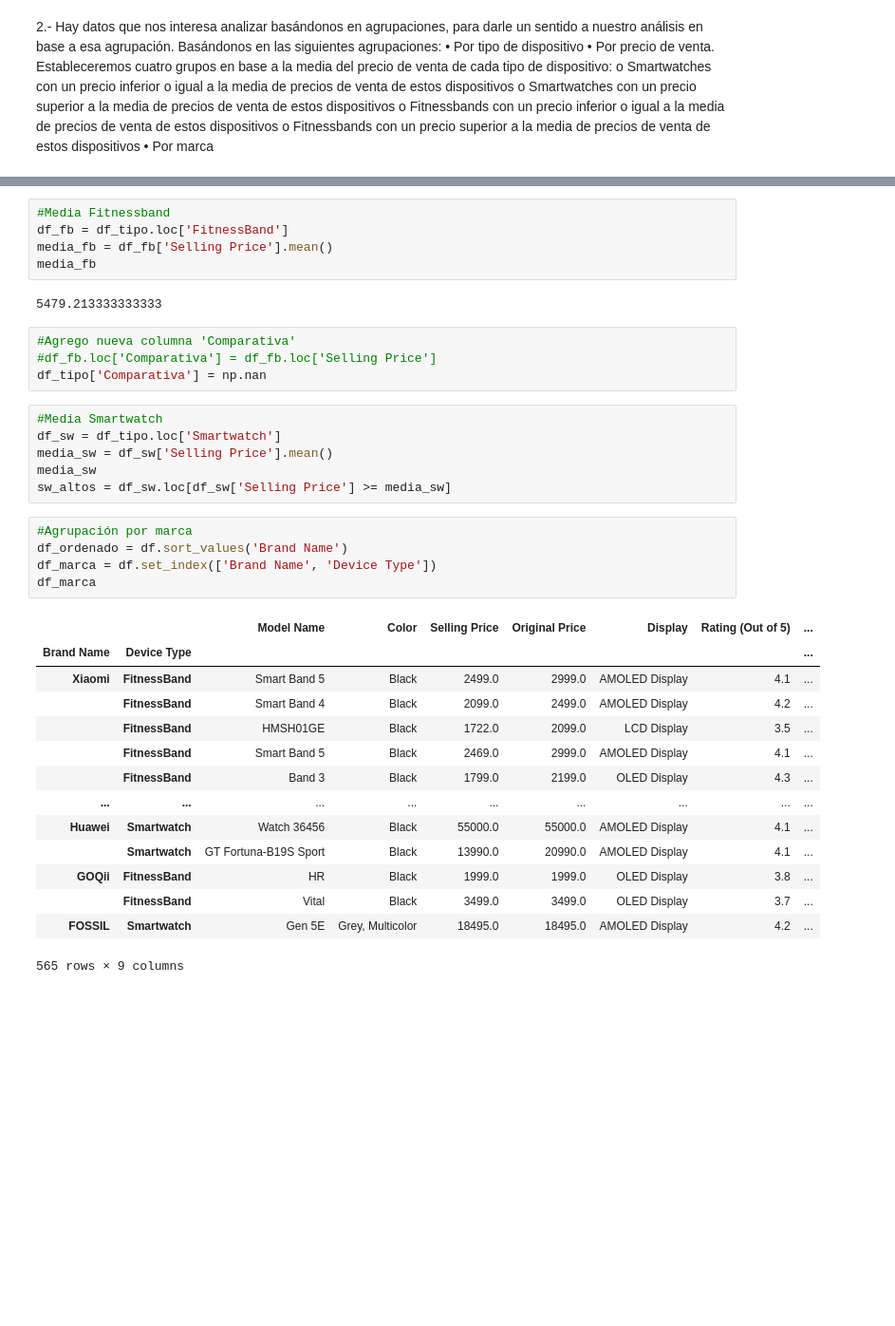
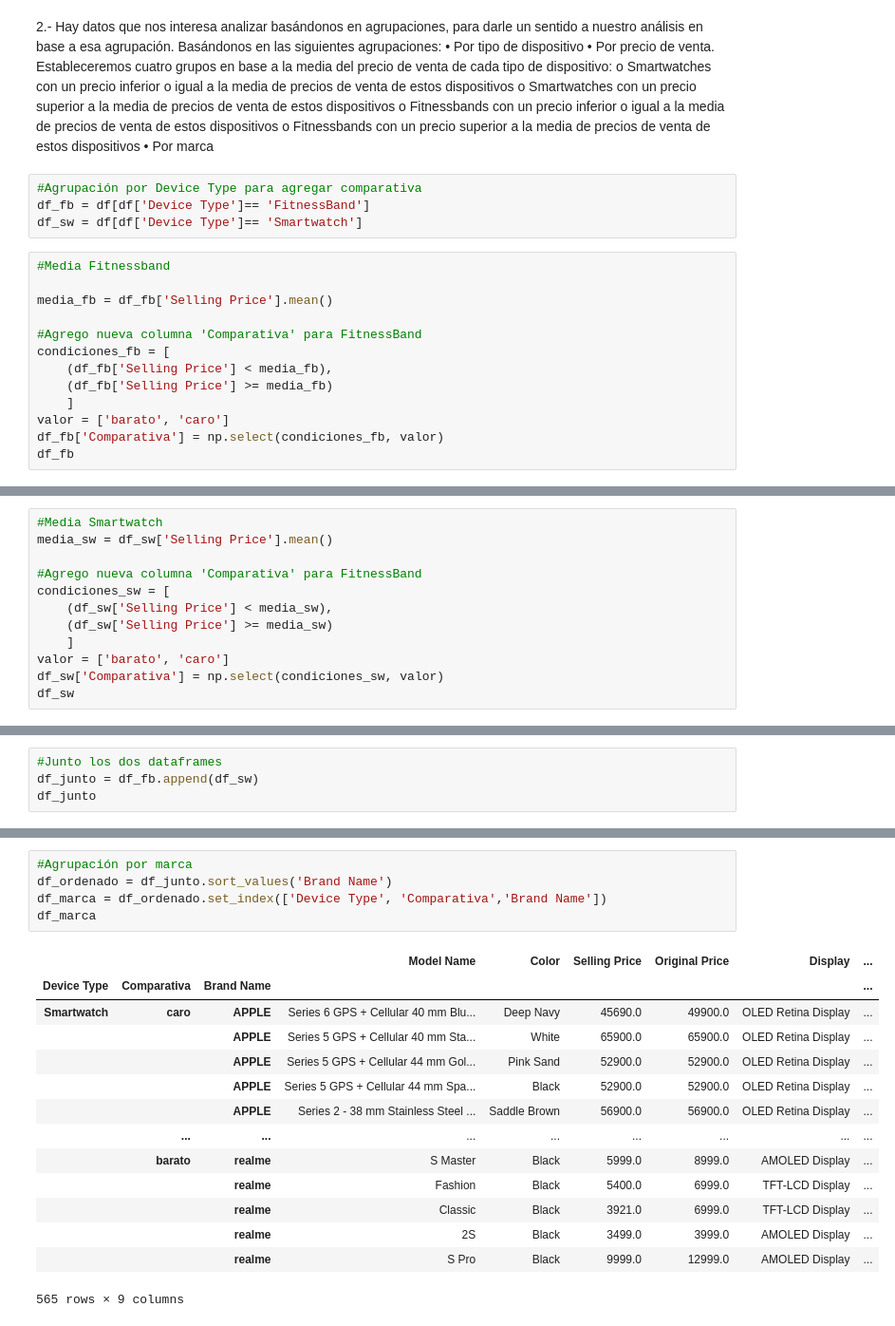
Before and after one commit to Juanjobn44/Fitness-Trackers, a Jupyter notebook: JupyterBueno.ipynb, the cells around one changed output, grey strips where cells are left out. Shown at 95% size. Cells and saved outputs as stored; diff of their text form; blank space fills up the shorter version.

```diff
--- a/JupyterBueno.ipynb
+++ b/JupyterBueno.ipynb
@@ -129,3 +130,20 @@ de estos dispositivos
 o Fitnessbands con un precio superior a la media de precios de venta de
 estos dispositivos
 • Por marca
+# %%
+#Agrupación por Device Type para agregar comparativa
+df_fb = df[df['Device Type']== 'FitnessBand']
+df_sw = df[df['Device Type']== 'Smartwatch']
+# %%
+#Media Fitnessband
+
+media_fb = df_fb['Selling Price'].mean()
+
+#Agrego nueva columna 'Comparativa' para FitnessBand
+condiciones_fb = [
+    (df_fb['Selling Price'] < media_fb),
+    (df_fb['Selling Price'] >= media_fb)
+    ]
+valor = ['barato', 'caro']
+df_fb['Comparativa'] = np.select(condiciones_fb, valor)
+df_fb
@@ -131,0 +169,12 @@ estos dispositivos
+# %%
+#Media Smartwatch
+media_sw = df_sw['Selling Price'].mean()
+
+#Agrego nueva columna 'Comparativa' para FitnessBand
+condiciones_sw = [
+    (df_sw['Selling Price'] < media_sw),
+    (df_sw['Selling Price'] >= media_sw)
+    ]
+valor = ['barato', 'caro']
+df_sw['Comparativa'] = np.select(condiciones_sw, valor)
+df_sw
@@ -131,0 +200,4 @@ estos dispositivos
+# %%
+#Junto los dos dataframes
+df_junto = df_fb.append(df_sw)
+df_junto
@@ -151,38 +237,21 @@ df_tipo
 565 rows × 9 columns
-# %%
-#Media Fitnessband
-df_fb = df_tipo.loc['FitnessBand']
-media_fb = df_fb['Selling Price'].mean()
-media_fb
-# %% [output]
-5479.213333333333
-# %%
-#Agrego nueva columna 'Comparativa'
-#df_fb.loc['Comparativa'] = df_fb.loc['Selling Price']
-df_tipo['Comparativa'] = np.nan
-# %%
-#Media Smartwatch
-df_sw = df_tipo.loc['Smartwatch']
-media_sw = df_sw['Selling Price'].mean()
-media_sw
-sw_altos = df_sw.loc[df_sw['Selling Price'] >= media_sw]
 # %%
 #Agrupación por marca
-df_ordenado = df.sort_values('Brand Name')
-df_marca = df.set_index(['Brand Name', 'Device Type'])
+df_ordenado = df_junto.sort_values('Brand Name')
+df_marca = df_ordenado.set_index(['Device Type', 'Comparativa','Brand Name'])
 df_marca
 # %% [output]
-|  |  | Model Name | Color | Selling Price | Original Price | Display | Rating (Out of 5) | ... |
-| Brand Name | Device Type |  |  |  |  |  |  | ... |
-| Xiaomi | FitnessBand | Smart Band 5 | Black | 2499.0 | 2999.0 | AMOLED Display | 4.1 | ... |
-|  | FitnessBand | Smart Band 4 | Black | 2099.0 | 2499.0 | AMOLED Display | 4.2 | ... |
-|  | FitnessBand | HMSH01GE | Black | 1722.0 | 2099.0 | LCD Display | 3.5 | ... |
-|  | FitnessBand | Smart Band 5 | Black | 2469.0 | 2999.0 | AMOLED Display | 4.1 | ... |
-|  | FitnessBand | Band 3 | Black | 1799.0 | 2199.0 | OLED Display | 4.3 | ... |
-| ... | ... | ... | ... | ... | ... | ... | ... | ... |
-| Huawei | Smartwatch | Watch 36456 | Black | 55000.0 | 55000.0 | AMOLED Display | 4.1 | ... |
-|  | Smartwatch | GT Fortuna-B19S Sport | Black | 13990.0 | 20990.0 | AMOLED Display | 4.1 | ... |
-| GOQii | FitnessBand | HR | Black | 1999.0 | 1999.0 | OLED Display | 3.8 | ... |
-|  | FitnessBand | Vital | Black | 3499.0 | 3499.0 | OLED Display | 3.7 | ... |
-| FOSSIL | Smartwatch | Gen 5E | Grey, Multicolor | 18495.0 | 18495.0 | AMOLED Display | 4.2 | ... |
+|  |  |  | Model Name | Color | Selling Price | Original Price | Display | ... |
+| Device Type | Comparativa | Brand Name |  |  |  |  |  | ... |
+| Smartwatch | caro | APPLE | Series 6 GPS + Cellular 40 mm Blu... | Deep Navy | 45690.0 | 49900.0 | OLED Retina Display | ... |
+|  |  | APPLE | Series 5 GPS + Cellular 40 mm Sta... | White | 65900.0 | 65900.0 | OLED Retina Display | ... |
+|  |  | APPLE | Series 5 GPS + Cellular 44 mm Gol... | Pink Sand | 52900.0 | 52900.0 | OLED Retina Display | ... |
+|  |  | APPLE | Series 5 GPS + Cellular 44 mm Spa... | Black | 52900.0 | 52900.0 | OLED Retina Display | ... |
+|  |  | APPLE | Series 2 - 38 mm Stainless Steel ... | Saddle Brown | 56900.0 | 56900.0 | OLED Retina Display | ... |
+|  | ... | ... | ... | ... | ... | ... | ... | ... |
+|  | barato | realme | S Master | Black | 5999.0 | 8999.0 | AMOLED Display | ... |
+|  |  | realme | Fashion | Black | 5400.0 | 6999.0 | TFT-LCD Display | ... |
+|  |  | realme | Classic | Black | 3921.0 | 6999.0 | TFT-LCD Display | ... |
+|  |  | realme | 2S | Black | 3499.0 | 3999.0 | AMOLED Display | ... |
+|  |  | realme | S Pro | Black | 9999.0 | 12999.0 | AMOLED Display | ... |
 565 rows × 9 columns
```
Also changed, not shown: parts of 11 cells of this notebook.
